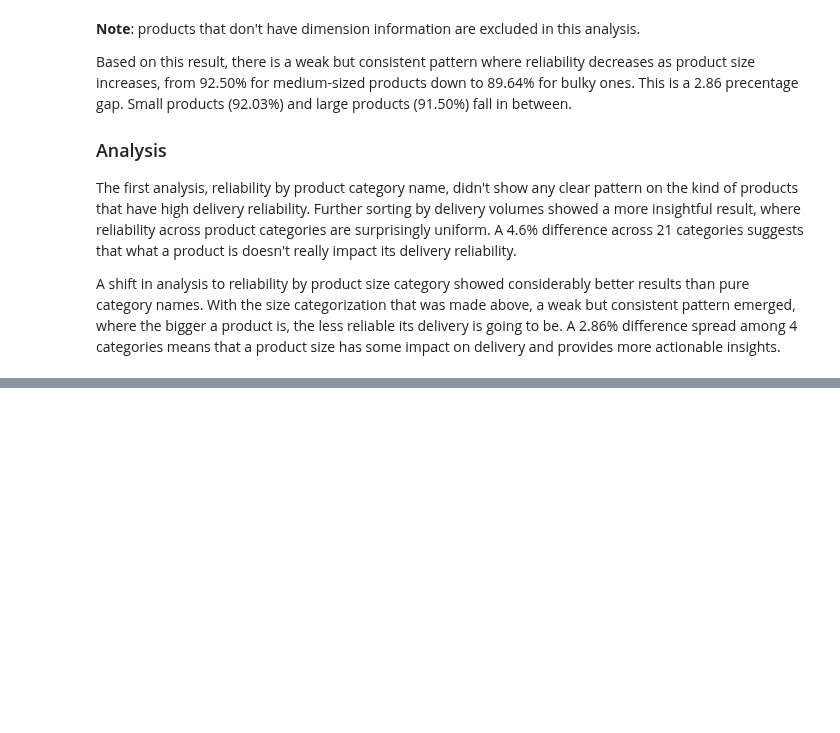
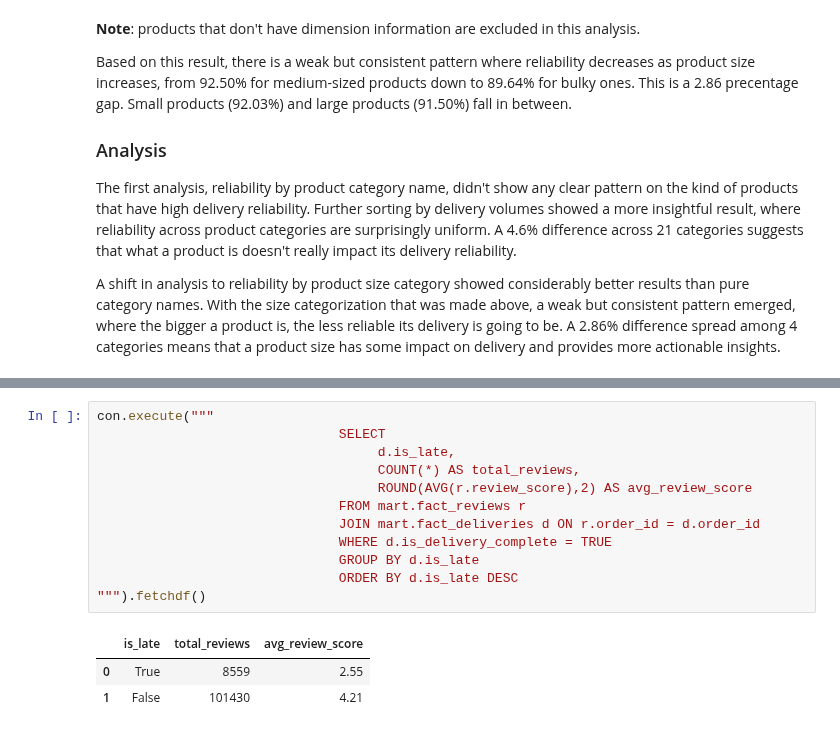
Before and after one commit to jyovian/olist-logistics-analysis, a Jupyter notebook: notebooks/03_analysis.ipynb, the cells around one changed output, grey strips where cells are left out. Drawn from its saved outputs; the diff is of its cells as text; blank space fills up the shorter version.

```diff
--- a/notebooks/03_analysis.ipynb
+++ b/notebooks/03_analysis.ipynb
@@ -381,0 +391,16 @@ A shift in analysis to reliability by product size category showed considerably
+# %%
+con.execute("""
+                               SELECT
+                                    d.is_late,
+                                    COUNT(*) AS total_reviews,
+                                    ROUND(AVG(r.review_score),2) AS avg_review_score
+                               FROM mart.fact_reviews r
+                               JOIN mart.fact_deliveries d ON r.order_id = d.order_id
+                               WHERE d.is_delivery_complete = TRUE
+                               GROUP BY d.is_late
+                               ORDER BY d.is_late DESC
+""").fetchdf()
+# %% [output]
+|  | is_late | total_reviews | avg_review_score |
+| 0 | True | 8559 | 2.55 |
+| 1 | False | 101430 | 4.21 |
```
Also changed, not shown: parts of 4 cells of this notebook.
